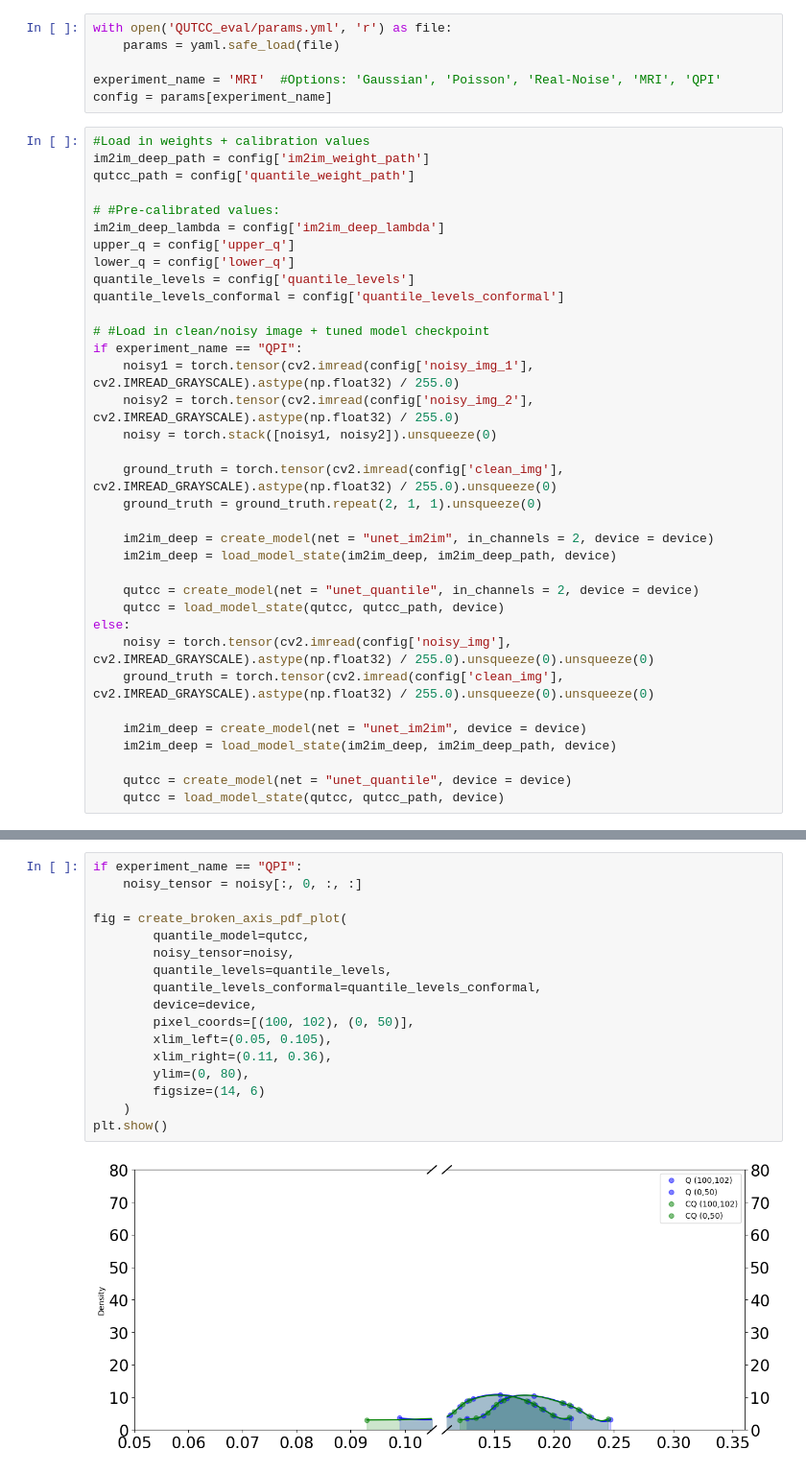
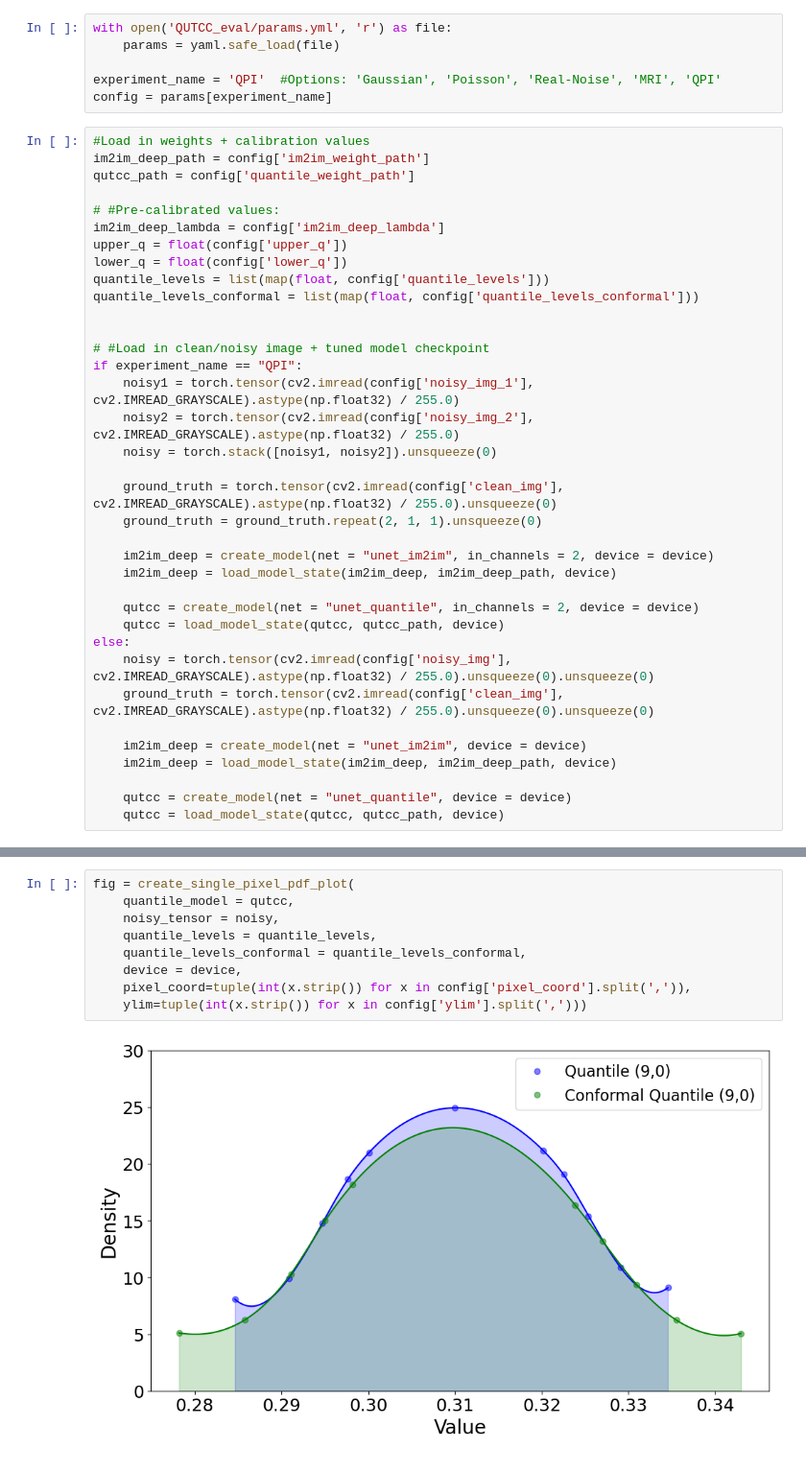
Before and after one commit to 25benjaminli/QUTCC-UQ, a Jupyter notebook: quickstart.ipynb, the cells around one changed output, grey strips where cells are left out. Shown at 96% size. Cells and saved outputs as stored; diff of their text form.

```diff
--- a/quickstart.ipynb
+++ b/quickstart.ipynb
@@ -40,7 +37,7 @@ The autoreload extension is already loaded. To reload it, use:
 with open('QUTCC_eval/params.yml', 'r') as file:
     params = yaml.safe_load(file)
 
-experiment_name = 'MRI'  #Options: 'Gaussian', 'Poisson', 'Real-Noise', 'MRI', 'QPI'
+experiment_name = 'QPI'  #Options: 'Gaussian', 'Poisson', 'Real-Noise', 'MRI', 'QPI'
 config = params[experiment_name]
 # %%
 #Load in weights + calibration values
@@ -49,10 +46,11 @@ qutcc_path = config['quantile_weight_path']
 
 # #Pre-calibrated values:
 im2im_deep_lambda = config['im2im_deep_lambda']
-upper_q = config['upper_q']
-lower_q = config['lower_q']
-quantile_levels = config['quantile_levels']
-quantile_levels_conformal = config['quantile_levels_conformal']
+upper_q = float(config['upper_q'])
+lower_q = float(config['lower_q'])
+quantile_levels = list(map(float, config['quantile_levels']))
+quantile_levels_conformal = list(map(float, config['quantile_levels_conformal']))
+
 
 # #Load in clean/noisy image + tuned model checkpoint
 if experiment_name == "QPI":
@@ -91,19 +89,11 @@ plt.show()
 # %%
-if experiment_name == "QPI":
-    noisy_tensor = noisy[:, 0, :, :]
-
-fig = create_broken_axis_pdf_plot(
-        quantile_model=qutcc,
-        noisy_tensor=noisy,
-        quantile_levels=quantile_levels,
-        quantile_levels_conformal=quantile_levels_conformal,
-        device=device,
-        pixel_coords=[(100, 102), (0, 50)],
-        xlim_left=(0.05, 0.105),
-        xlim_right=(0.11, 0.36),
-        ylim=(0, 80),
-        figsize=(14, 6)
-    )
-plt.show()
+fig = create_single_pixel_pdf_plot(
+    quantile_model = qutcc,
+    noisy_tensor = noisy,
+    quantile_levels = quantile_levels,
+    quantile_levels_conformal = quantile_levels_conformal,
+    device = device,
+    pixel_coord=tuple(int(x.strip()) for x in config['pixel_coord'].split(',')),
+    ylim=tuple(int(x.strip()) for x in config['ylim'].split(',')))
 # %% [output]
-[figure, old version]
+[figure, new version]
```
Also changed, not shown: parts of 3 cells of this notebook, 55 other files.
